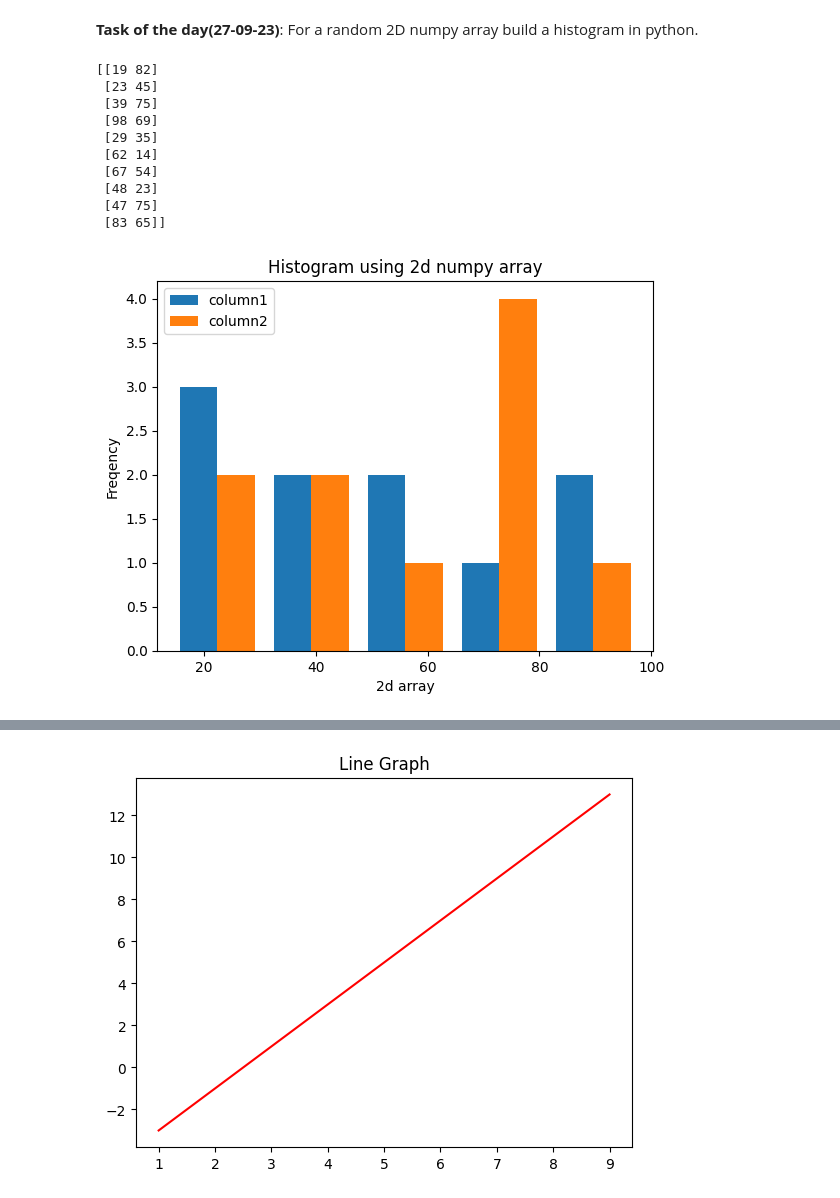
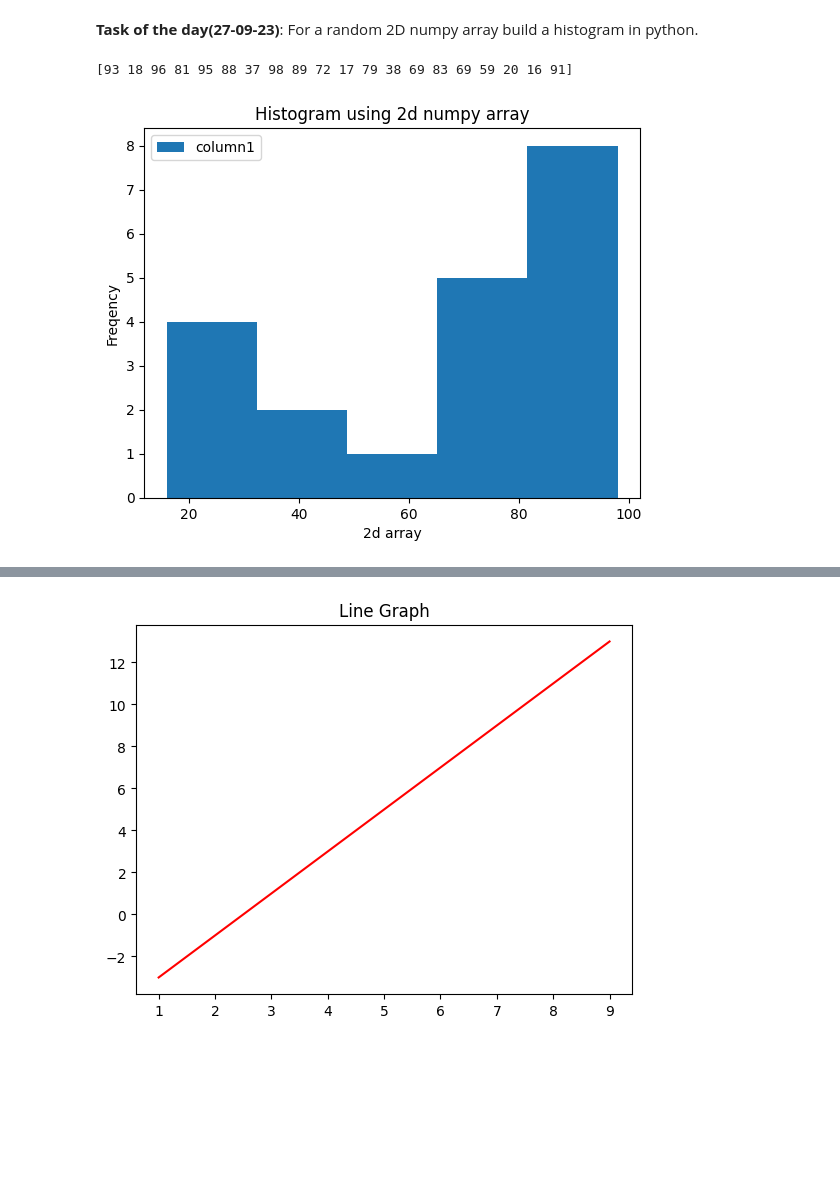
Before and after one commit to AdarshChintada/Daily_tasks, a Jupyter notebook: Daily_Tasks_HGTCON265_Adarsh.ipynb, the cells around one changed output, grey strips where cells are left out. Cells and saved outputs as stored; diff of their text form; code cells hidden in the pictures; blank space fills up the shorter version.

```diff
--- a/Daily_Tasks_HGTCON265_Adarsh.ipynb
+++ b/Daily_Tasks_HGTCON265_Adarsh.ipynb
@@ -5,33 +5,25 @@
 # %%
 import numpy as np
 from matplotlib import pyplot as plt
 marks = np.random.randint(10,100,size=(10,2))
-print(marks)
+flat = marks.flatten() #flatten method
+print(flat)
 
 x_ticks = np.arange(20,120,20)
 plt.xticks(x_ticks)
-plt.hist(marks, bins =5, label=["column1", "column2"])
+plt.hist(flat, bins =5, label=["column1", "column2"])
 
 plt.title("Histogram using 2d numpy array")
 plt.xlabel("2d array")
 plt.ylabel("Freqency")
 plt.legend()
 
 
 
 plt.show()
 # %% [output]
-[[19 82]
- [23 45]
- [39 75]
- [98 69]
- [29 35]
- [62 14]
- [67 54]
- [48 23]
- [47 75]
- [83 65]]
+[93 18 96 81 95 88 37 98 89 72 17 79 38 69 83 69 59 20 16 91]
-[figure, old version]
+[figure, new version]
 # %%
 import numpy as np
 from matplotlib import pyplot as plt
```
Also changed, not shown: parts of 3 cells of this notebook.
